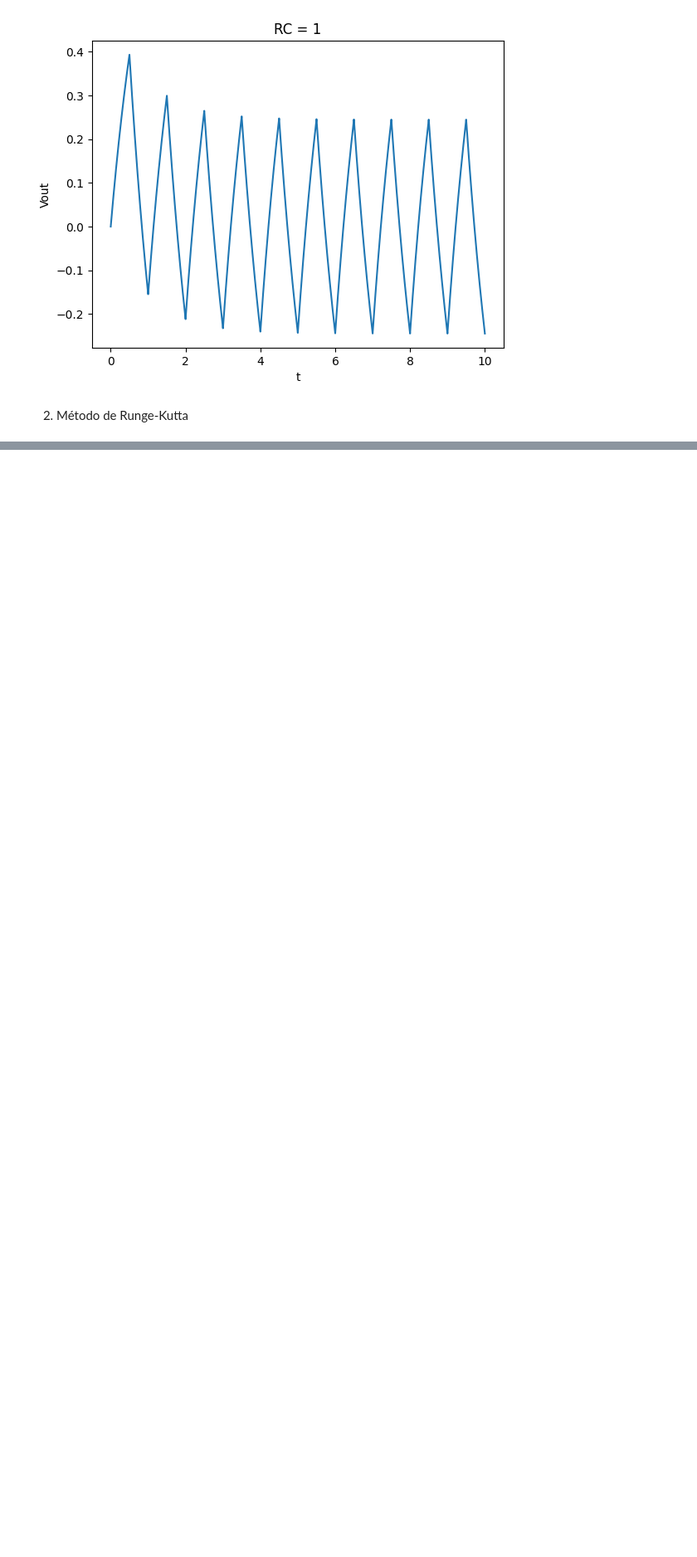
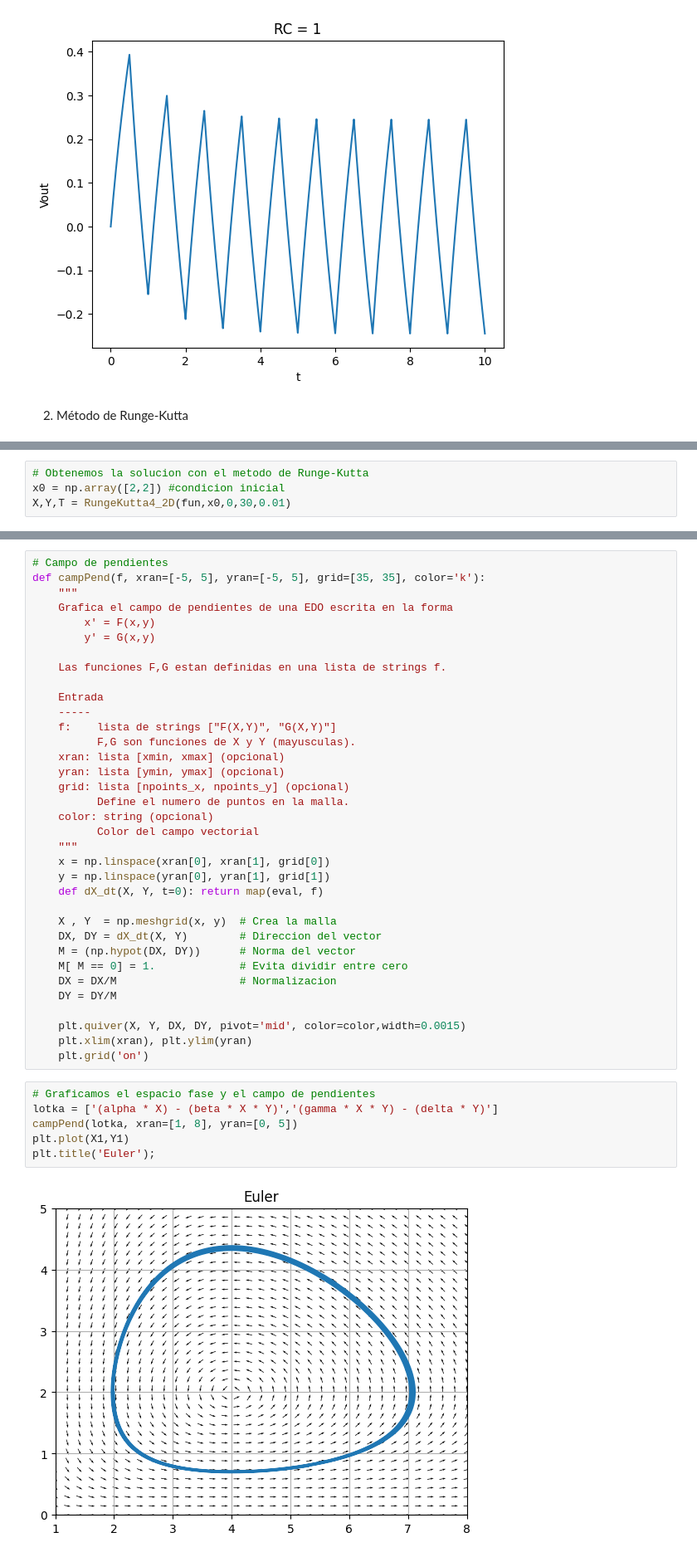
Before and after one commit to HarVazCo/FComputacional, a Jupyter notebook: Tareas/Tarea6/Tarea6.ipynb, the cells around one changed output, grey strips where cells are left out. Shown at 83% size. Cells and saved outputs as stored; diff of their text form; blank space fills up the shorter version.

```diff
--- a/Tareas/Tarea6/Tarea6.ipynb
+++ b/Tareas/Tarea6/Tarea6.ipynb
@@ -133,0 +240,4 @@ $$\dfrac{dy}{dt} = \gamma xy-\delta y.$$
+# %%
+# Obtenemos la solucion con el metodo de Runge-Kutta
+x0 = np.array([2,2]) #condicion inicial
+X,Y,T = RungeKutta4_2D(fun,x0,0,30,0.01)
@@ -133,0 +248,43 @@ $$\dfrac{dy}{dt} = \gamma xy-\delta y.$$
+# %%
+# Campo de pendientes
+def campPend(f, xran=[-5, 5], yran=[-5, 5], grid=[35, 35], color='k'):
+    """
+    Grafica el campo de pendientes de una EDO escrita en la forma
+        x' = F(x,y)
+        y' = G(x,y)
+
+    Las funciones F,G estan definidas en una lista de strings f.
+
+    Entrada
+    -----
+    f:    lista de strings ["F(X,Y)", "G(X,Y)"]
+          F,G son funciones de X y Y (mayusculas).
+    xran: lista [xmin, xmax] (opcional)
+    yran: lista [ymin, ymax] (opcional)
+    grid: lista [npoints_x, npoints_y] (opcional)
+          Define el numero de puntos en la malla.
+    color: string (opcional)
+          Color del campo vectorial
+    """
+    x = np.linspace(xran[0], xran[1], grid[0])
+    y = np.linspace(yran[0], yran[1], grid[1])
+    def dX_dt(X, Y, t=0): return map(eval, f)
+
+    X , Y  = np.meshgrid(x, y)  # Crea la malla
+    DX, DY = dX_dt(X, Y)        # Direccion del vector
+    M = (np.hypot(DX, DY))      # Norma del vector
+    M[ M == 0] = 1.             # Evita dividir entre cero
+    DX = DX/M                   # Normalizacion
+    DY = DY/M
+
+    plt.quiver(X, Y, DX, DY, pivot='mid', color=color,width=0.0015)
+    plt.xlim(xran), plt.ylim(yran)
+    plt.grid('on')
+# %%
+# Graficamos el espacio fase y el campo de pendientes
+lotka = ['(alpha * X) - (beta * X * Y)','(gamma * X * Y) - (delta * Y)']
+campPend(lotka, xran=[1, 8], yran=[0, 5])
+plt.plot(X1,Y1)
+plt.title('Euler');
+# %% [output]
+[figure, added]
```
Also changed, not shown: parts of 49 cells of this notebook.
